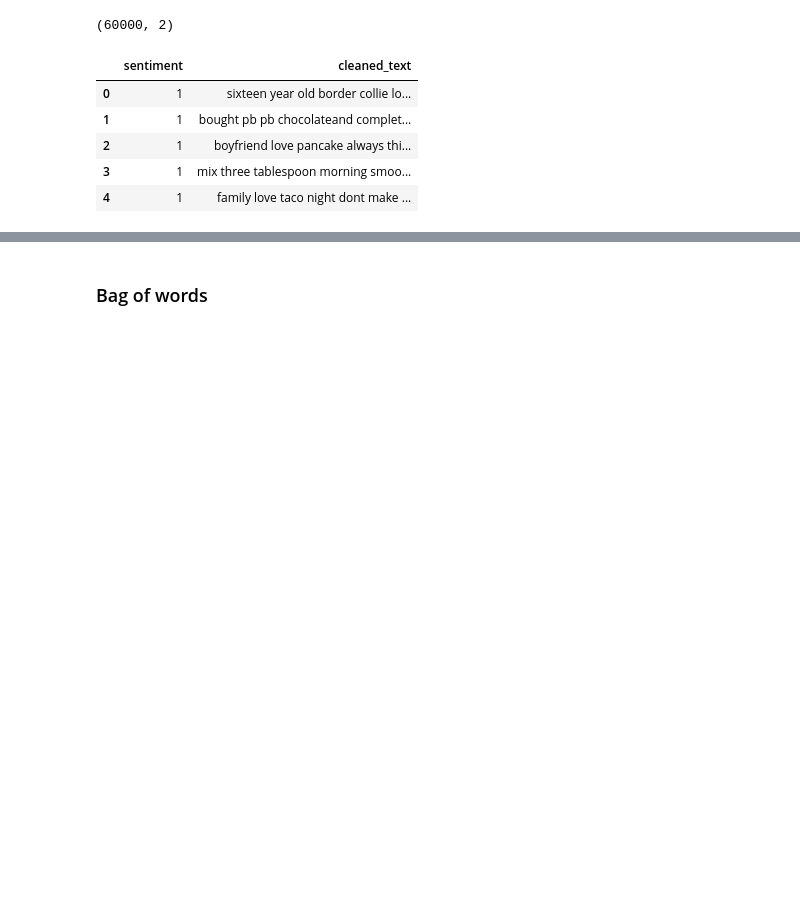
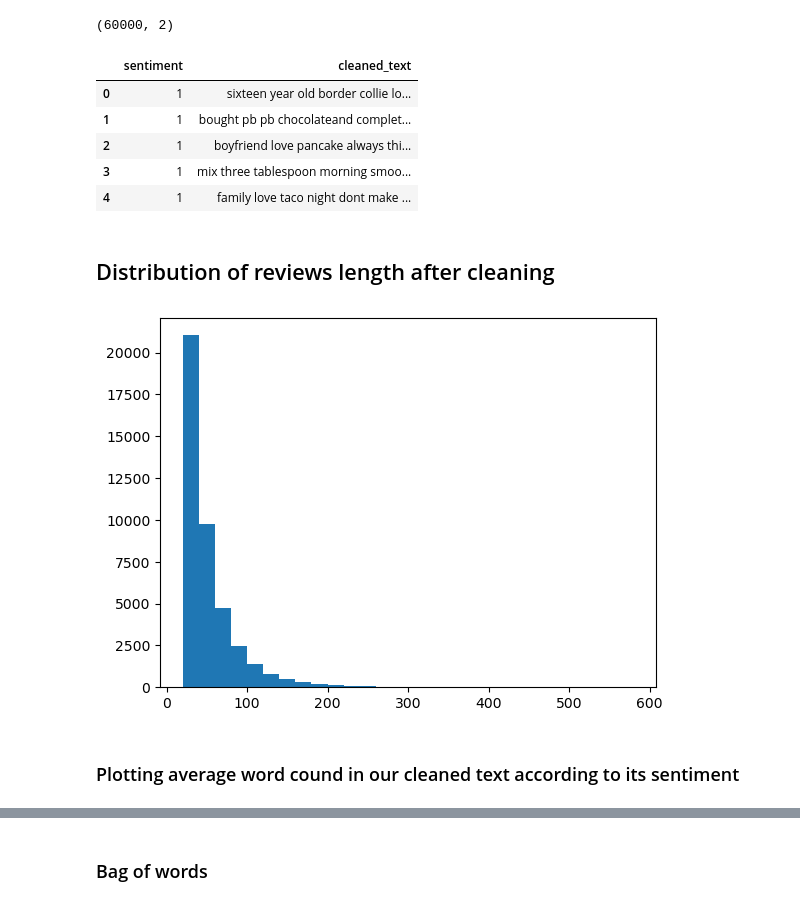
Before and after one commit to urusha-shrestha/nlp_01, a Jupyter notebook: 03_text_vectorization.ipynb, the cells around one changed output, grey strips where cells are left out. Drawn from its saved outputs; the diff is of its cells as text; code cells hidden in the pictures; blank space fills up the shorter version.

```diff
--- a/03_text_vectorization.ipynb
+++ b/03_text_vectorization.ipynb
@@ -17,3 +20,13 @@ df.head()
 | 2 | 1 | boyfriend love pancake always thi... |
 | 3 | 1 | mix three tablespoon morning smoo... |
 | 4 | 1 | family love taco night dont make ... |
+# %% [markdown]
+## Distribution of reviews length after cleaning
+# %%
+bins = [20*i for i in range(1, 30)]
+plt.hist([len(s.split()) for s in df['cleaned_text']], bins=bins)
+plt.show()
+# %% [output]
+[figure, added]
+# %% [markdown]
+### Plotting average word cound in our cleaned text according to its sentiment
```
Also changed, not shown: parts of 31 cells of this notebook, 2 other files.
